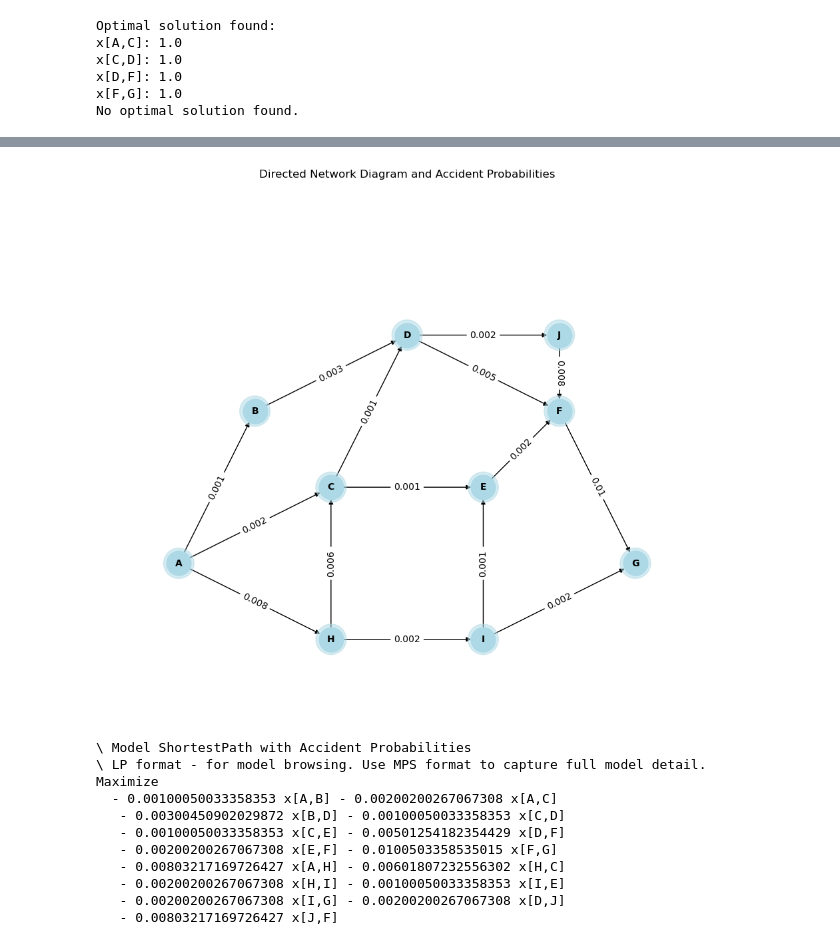
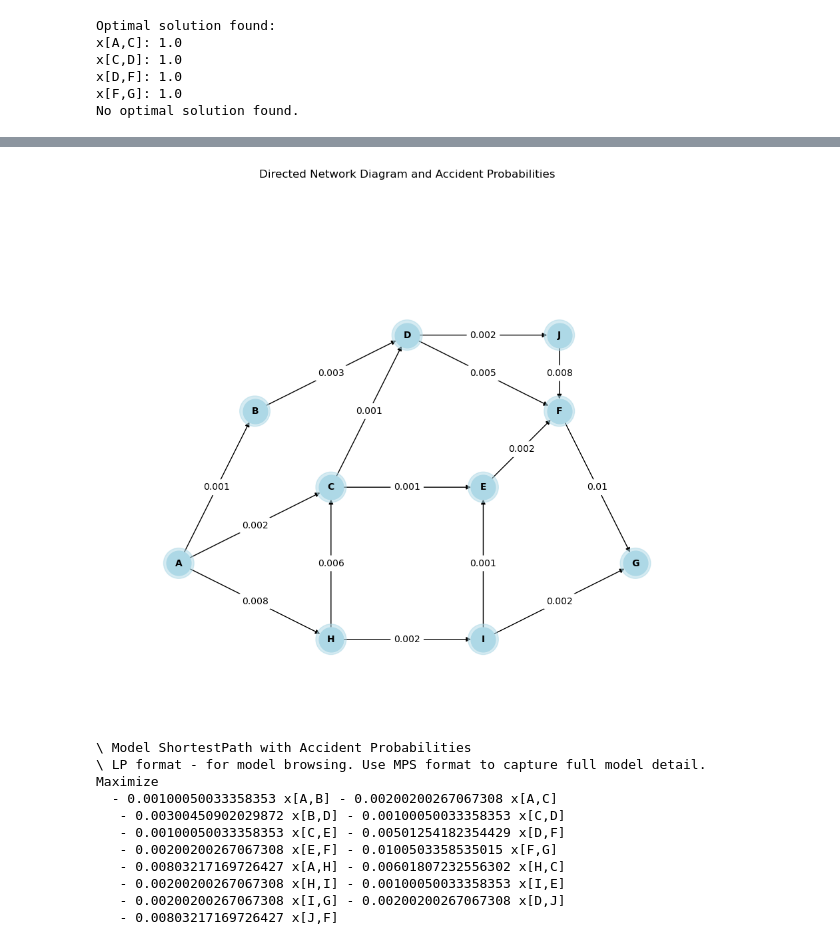
Before and after one commit to febse/opt2025-de, a Jupyter notebook: Shortest-Path.ipynb, the cells around one changed output, grey strips where cells are left out. Saved outputs shown, nothing was run; the diff lists cells and outputs as text; code cells hidden in the pictures.

```diff
--- a/Shortest-Path.ipynb
+++ b/Shortest-Path.ipynb
@@ -187,25 +192,25 @@ Nun hat der Fahrer seine optimale Route gefunden. Allerdings kümmert er sich au
 # %%
 plt.figure(figsize=(10, 8))
 nx.draw(G, pos=positions, with_labels=True, node_size=700, node_color='lightblue', font_size=10, font_weight='bold', arrows=True)
 # Draw edge labels
 edge_labels = nx.get_edge_attributes(G, 'Probability')
 
-nx.draw_networkx_edge_labels(G, pos=positions, edge_labels=edge_labels)
+nx.draw_networkx_edge_labels(G, pos=positions, edge_labels=edge_labels, rotate=False)
 
 # Draw circles around nodes
 for node, (x, y) in positions.items():
     circle = mpatches.Circle((x, y), radius=0.2, color='lightblue', alpha=0.5)
     plt.gca().add_patch(circle)
 
 # Set limits and aspect
 plt.xlim(-1, 7)
 plt.ylim(-2, 5)
 plt.gca().set_aspect('equal', adjustable='box')
 plt.title('Directed Network Diagram and Accident Probabilities')
 plt.grid()
 plt.show()
 # %% [output]
-[figure, old version]
+[figure, new version]
 # %%
 # Create a new model
 
```
Also changed, not shown: parts of 4 cells of this notebook.
